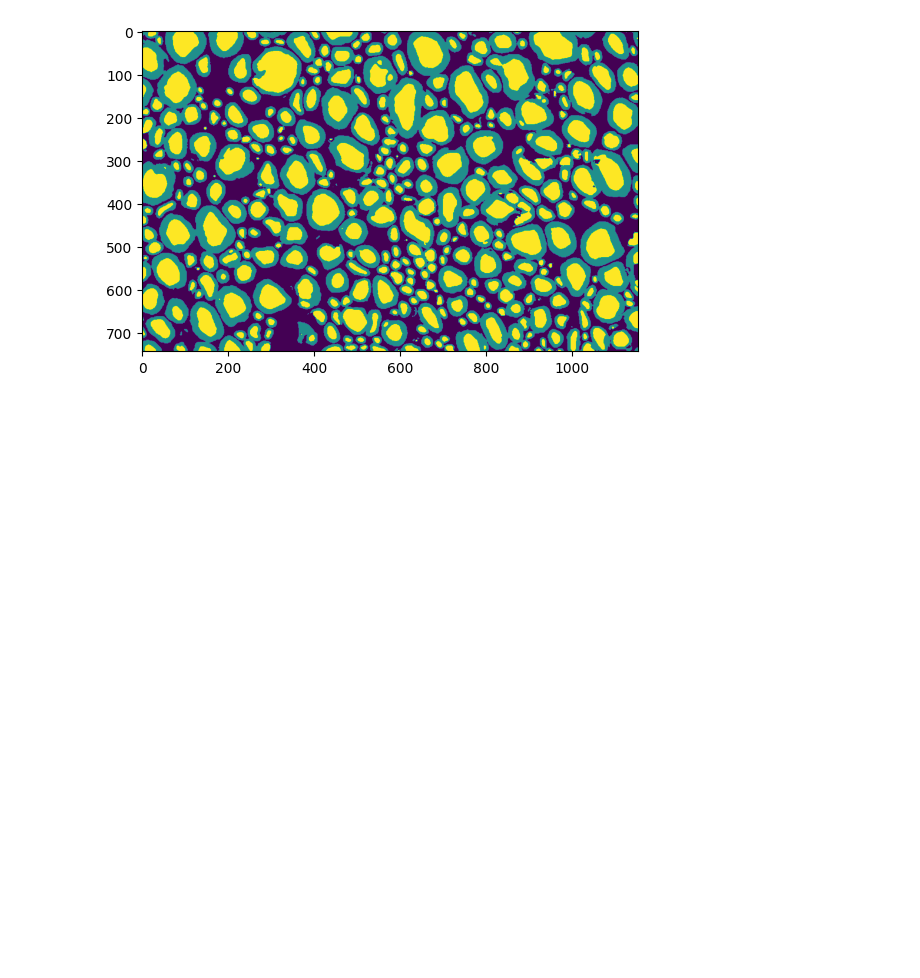
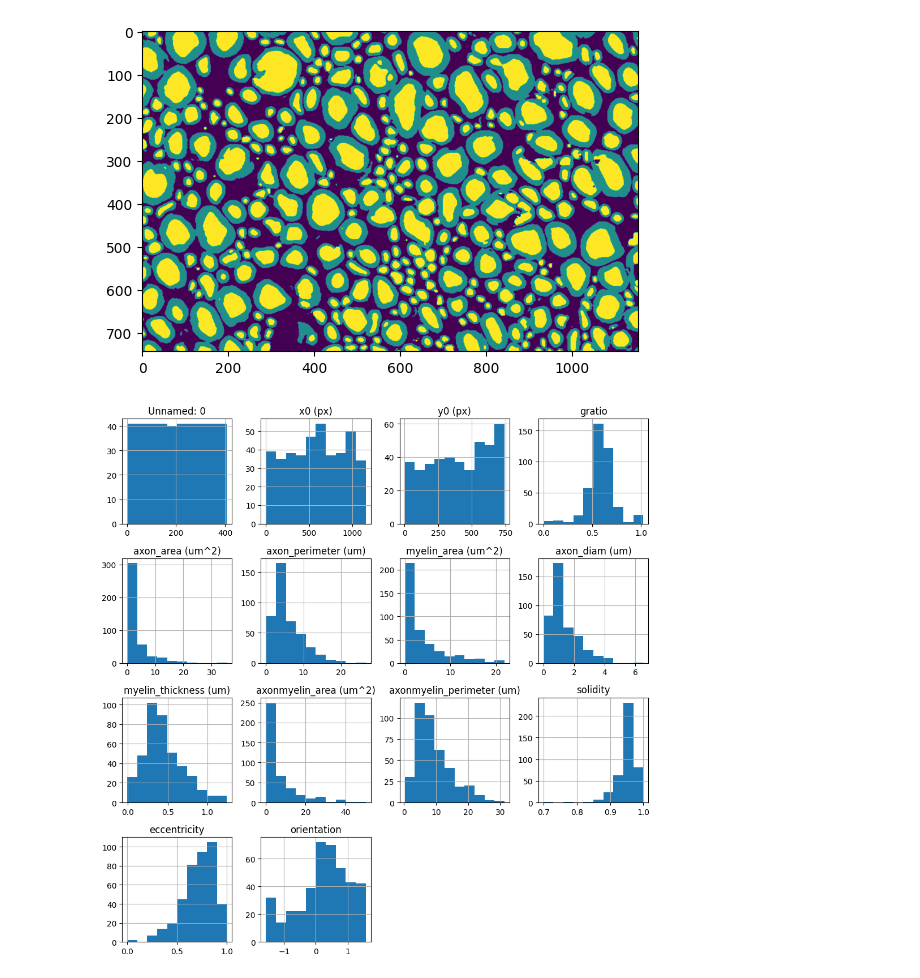
Before and after one commit to wvangeit/dakopt_examples, a Jupyter notebook: axonds1/notebook/AxonDeepSeg.ipynb, the cells around one changed output. Drawn from its saved outputs; the diff is of its cells as text; code cells hidden in the pictures; blank space fills up the shorter version.

Commit message:
Add morphometrics

```diff
--- a/axonds1/notebook/AxonDeepSeg.ipynb
+++ b/axonds1/notebook/AxonDeepSeg.ipynb
@@ -22,8 +22,8 @@ logger.setLevel(logging.CRITICAL)
 # %%
 osparc_cfg = osparc.Configuration(
         host="10.43.103.149.nip.io:8006",
-        username=os.environ["test_T1QyAxKBUX"],
-        password=os.environ["0dsHA6zdYDNEtwNKsXZHBQq8eHuPbd"])
+        username="test_T1QyAxKBUX",
+        password="0dsHA6zdYDNEtwNKsXZHBQq8eHuPbd")
 output_dir_path = pl.Path(os.environ['DY_SIDECAR_PATH_OUTPUTS'])
 output1_dir_path = output_dir_path / 'output_1'
 
@@ -107,3 +104,14 @@ for map_output in map_outputs:
 # %% [output]
 [figure]
 [figure]
+# %%
+import pandas
+import matplotlib.pyplot as plt
+
+morphometrics_file = map_output['Morphometrics']
+
+morphometrics = pandas.read_csv(morphometrics_file)
+morphometrics.hist(figsize=(10,10))
+plt.tight_layout()
+# %% [output]
+[figure, added]
```
Also changed, not shown: parts of 2 cells of this notebook.
